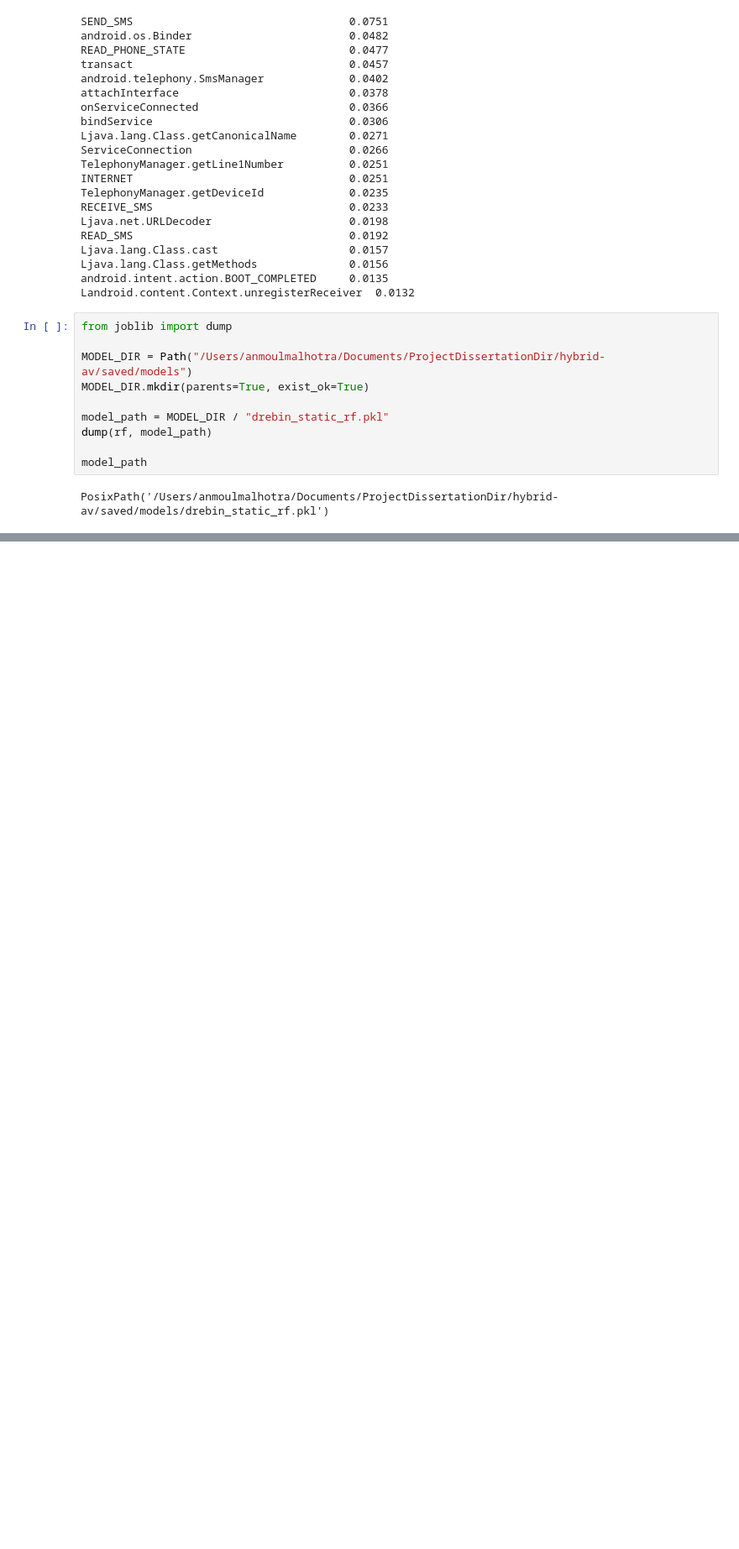
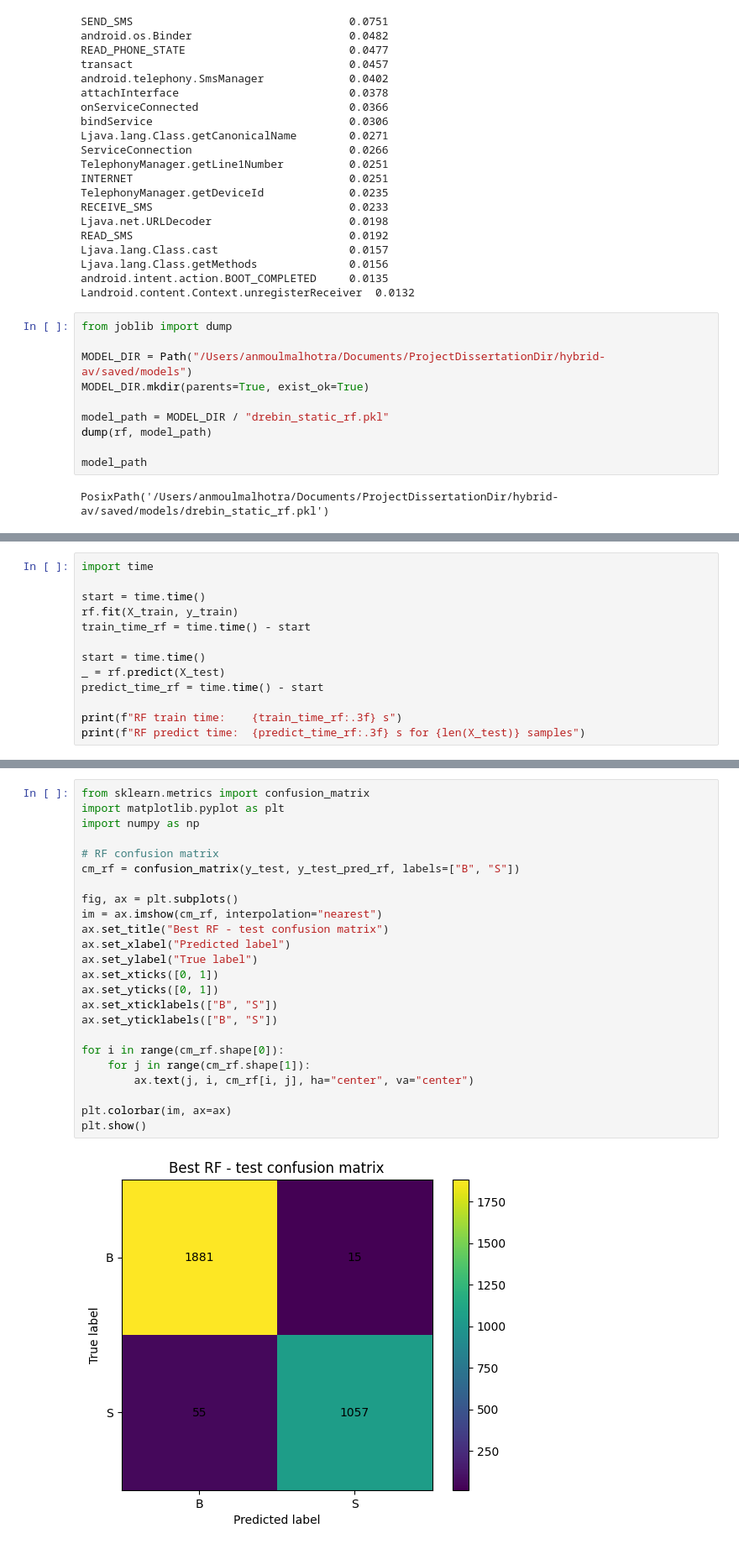
Before and after one commit to AM2356/hybrid-av, a Jupyter notebook: notebooks/01_drebin_static_baseline.ipynb, the cells around one changed output, grey strips where cells are left out. Shown at 84% size. Cells and saved outputs as stored; diff of their text form; blank space fills up the shorter version.

```diff
--- a/notebooks/01_drebin_static_baseline.ipynb
+++ b/notebooks/01_drebin_static_baseline.ipynb
@@ -183,0 +388,13 @@ PosixPath('/Users/anmoulmalhotra/Documents/ProjectDissertationDir/hybrid-av/save
+# %%
+import time
+
+start = time.time()
+rf.fit(X_train, y_train)
+train_time_rf = time.time() - start
+
+start = time.time()
+_ = rf.predict(X_test)
+predict_time_rf = time.time() - start
+
+print(f"RF train time:    {train_time_rf:.3f} s")
+print(f"RF predict time:  {predict_time_rf:.3f} s for {len(X_test)} samples")
@@ -183,0 +627,26 @@ PosixPath('/Users/anmoulmalhotra/Documents/ProjectDissertationDir/hybrid-av/save
+# %%
+from sklearn.metrics import confusion_matrix
+import matplotlib.pyplot as plt
+import numpy as np
+
+# RF confusion matrix
+cm_rf = confusion_matrix(y_test, y_test_pred_rf, labels=["B", "S"])
+
+fig, ax = plt.subplots()
+im = ax.imshow(cm_rf, interpolation="nearest")
+ax.set_title("Best RF - test confusion matrix")
+ax.set_xlabel("Predicted label")
+ax.set_ylabel("True label")
+ax.set_xticks([0, 1])
+ax.set_yticks([0, 1])
+ax.set_xticklabels(["B", "S"])
+ax.set_yticklabels(["B", "S"])
+
+for i in range(cm_rf.shape[0]):
+    for j in range(cm_rf.shape[1]):
+        ax.text(j, i, cm_rf[i, j], ha="center", va="center")
+
+plt.colorbar(im, ax=ax)
+plt.show()
+# %% [output]
+[figure, added]
```
Also changed, not shown: parts of 18 cells of this notebook, 3 other files.
